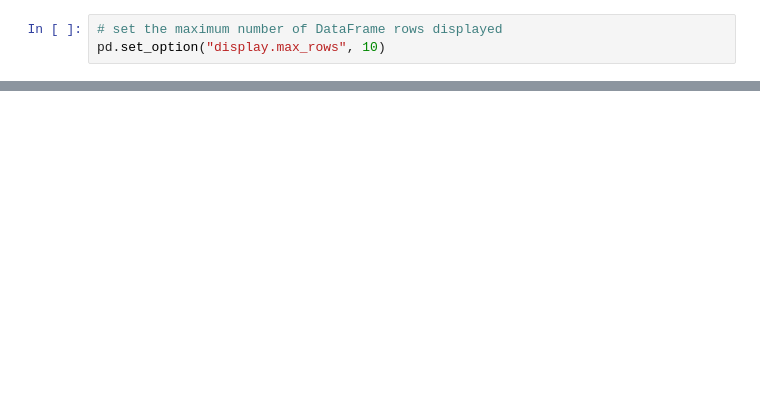
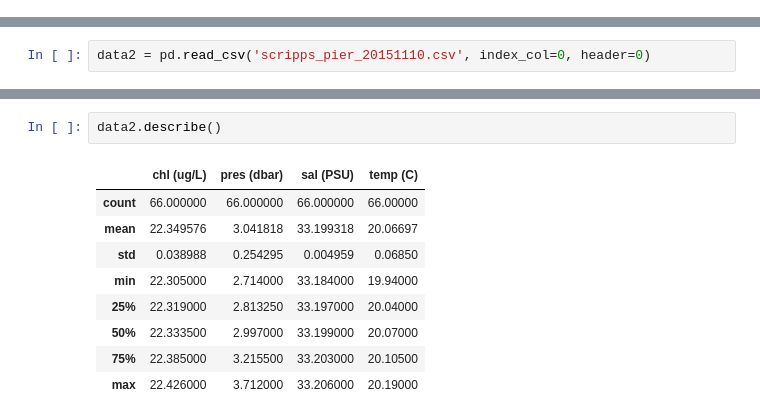
Before and after one commit to cuttlefishh/python-for-data-analysis, a Jupyter notebook: lessons/lesson10.ipynb, the cells around one changed output, grey strips where cells are left out. Saved outputs shown, nothing was run; the diff lists cells and outputs as text; blank space fills up the shorter version.

```diff
--- a/lessons/lesson10.ipynb
+++ b/lessons/lesson10.ipynb
@@ -570,3 +0,0 @@ pd.merge(left=degs, right=names, left_index=True, right_index=True)
-# %%
-# set the maximum number of DataFrame rows displayed
-pd.set_option("display.max_rows", 10)
@@ -998,0 +562,2 @@ df.isnull()
+# %%
+data2 = pd.read_csv('scripps_pier_20151110.csv', index_col=0, header=0)
@@ -998,0 +574,12 @@ df.isnull()
+# %%
+data2.describe()
+# %% [output]
+|  | chl (ug/L) | pres (dbar) | sal (PSU) | temp (C) |
+| count | 66.000000 | 66.000000 | 66.000000 | 66.00000 |
+| mean | 22.349576 | 3.041818 | 33.199318 | 20.06697 |
+| std | 0.038988 | 0.254295 | 0.004959 | 0.06850 |
+| min | 22.305000 | 2.714000 | 33.184000 | 19.94000 |
+| 25% | 22.319000 | 2.813250 | 33.197000 | 20.04000 |
+| 50% | 22.333500 | 2.997000 | 33.199000 | 20.07000 |
+| 75% | 22.385000 | 3.215500 | 33.203000 | 20.10500 |
+| max | 22.426000 | 3.712000 | 33.206000 | 20.19000 |
```
Also changed, not shown: parts of 264 cells of this notebook, 6 other files.
